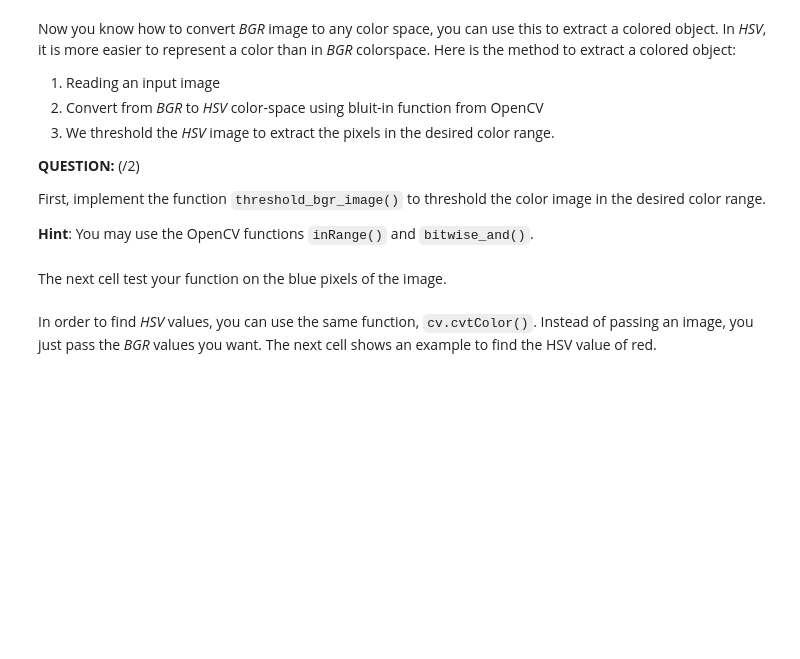
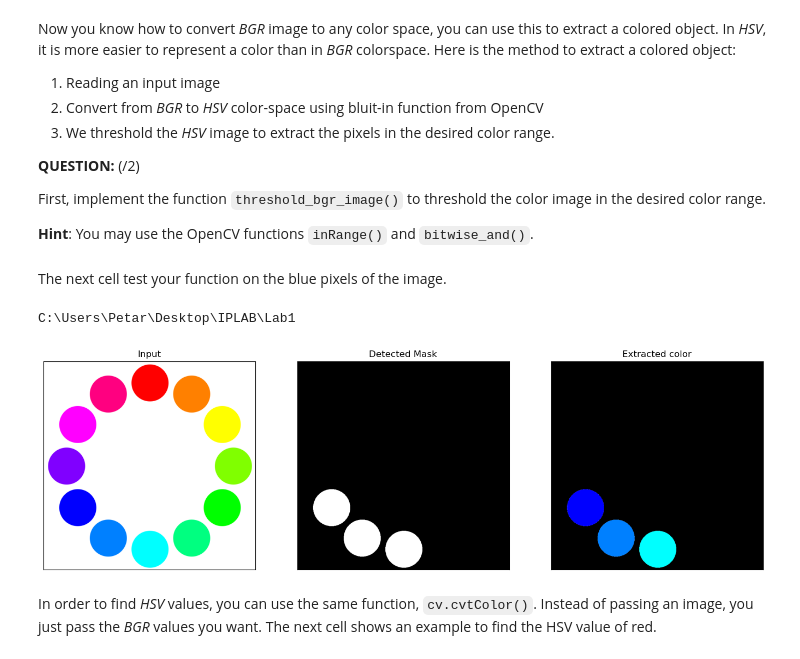
Before and after one commit to Petar-Damjanovic/EE-490-f-Lab-in-signal-and-image-processing, a Jupyter notebook: Lab1/01_introduction_image_processing_2024.ipynb, the cells around one changed output. Cells and saved outputs as stored; diff of their text form; code cells hidden in the pictures; blank space fills up the shorter version.

```diff
--- a/Lab1/01_introduction_image_processing_2024.ipynb
+++ b/Lab1/01_introduction_image_processing_2024.ipynb
@@ -169,29 +208,41 @@ def threshold_bgr_image(frame, lower, upper):
     :return res: Segmented image
     :return mask: binary mask
     """
+    img_hsv = cv.cvtColor(frame, cv.COLOR_BGR2HSV)
+    img_mask = cv.inRange(img_hsv, lower, upper)
+    mask = img_mask
+    res = cv.bitwise_and(frame, frame, mask = mask)
+
 
 
     return res, mask
 # %% [markdown]
 The next cell test your function on the blue pixels of the image.
+# %%
+os.chdir(r"C:\Users\Petar\Desktop\IPLAB\Lab1")
+print(os.getcwd())
+# %% [output]
+C:\Users\Petar\Desktop\IPLAB\Lab1
 # %%
 # 1. Read input
-img = cv.imread(os.path.join('..','data', 'circles_color.png'))
+img = cv.imread(os.path.join('.','data', 'circles_color.png'))
 
 # 2. Define range of blue color in HSV
 lower = np.asarray([90,120,120])
 upper = np.asarray([130,255,255])
 im, mask = threshold_bgr_image(img, lower, upper)
 
 # 3. Display using subplots
 fig, ax = plt.subplots(1, 3, figsize=(17, 9))
 display_image(img, axes=ax[0])
 ax[0].set_title('Input')
 display_image(mask, axes=ax[1], cmap='gray')
 ax[1].set_title('Detected Mask')
 display_image(im, axes=ax[2])
 ax[2].set_title('Extracted color');
 plt.show()
+# %% [output]
+[figure, added]
 # %% [markdown]
 In order to find *HSV* values, you can use the same function, `cv.cvtColor()`. Instead of passing an image, you just pass the *BGR* values you want. The next cell shows an example to find the HSV value of red.
 # %%
```
Also changed, not shown: parts of 38 cells of this notebook.
